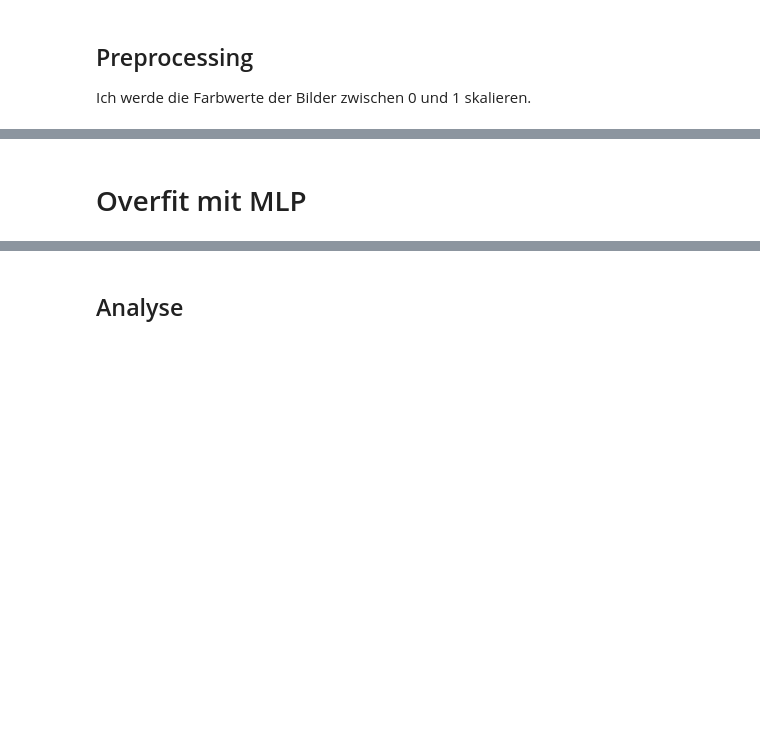
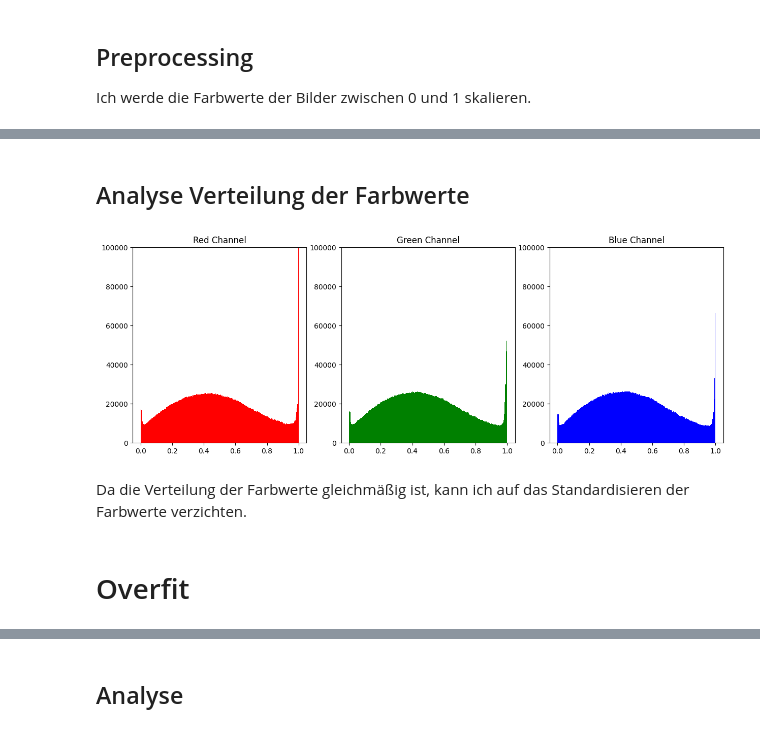
Before and after one commit to staldenhoefler/del, a Jupyter notebook: MC1/MC1.ipynb, the cells around one changed output, grey strips where cells are left out. Cells and saved outputs as stored; diff of their text form; code cells hidden in the pictures; blank space fills up the shorter version.

```diff
--- a/MC1/MC1.ipynb
+++ b/MC1/MC1.ipynb
@@ -224,3 +289,26 @@ plt.imshow(training_data.data[0])
+# %% [markdown]
+## Analyse Verteilung der Farbwerte
+# %%
+# Histogramm der Farbwerte für 1000 Bilder
+
+fig, axs = plt.subplots(1, 3, figsize=(15, 5))
+
+# make same y axis for all subplots
+for i in range(3):
+    axs[i].set_ylim(0, 100000)
+
+axs[0].hist(training_data.data[:,:,0].flatten(), bins=256, color="red")
+axs[0].set_title("Red Channel")
+axs[1].hist(training_data.data[:,:,1].flatten(), bins=256, color="green")
+axs[1].set_title("Green Channel")
+axs[2].hist(training_data.data[:,:,2].flatten(), bins=256, color="blue")
+axs[2].set_title("Blue Channel")
+
+plt.show()
+# %% [output]
+[figure, added]
+# %% [markdown]
+Da die Verteilung der Farbwerte gleichmäßig ist, kann ich auf das Standardisieren der Farbwerte verzichten.
 # %% [markdown]
-# Overfit mit MLP
+# Overfit
 # %%
```
Also changed, not shown: parts of 34 cells of this notebook, 1 other file.
